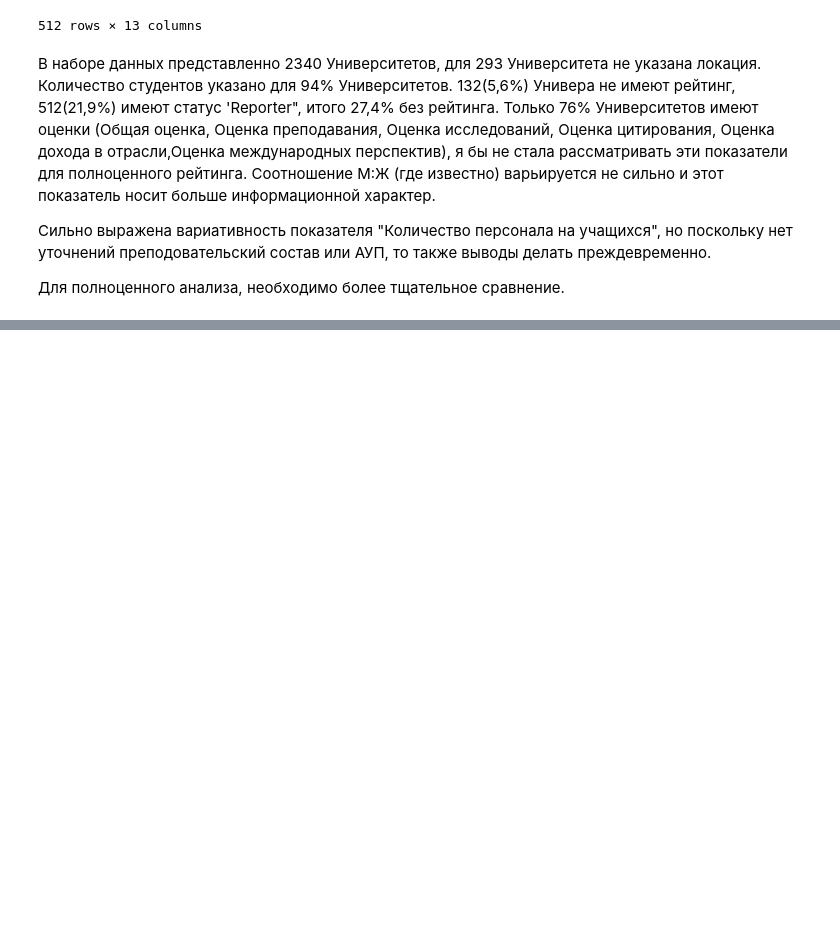
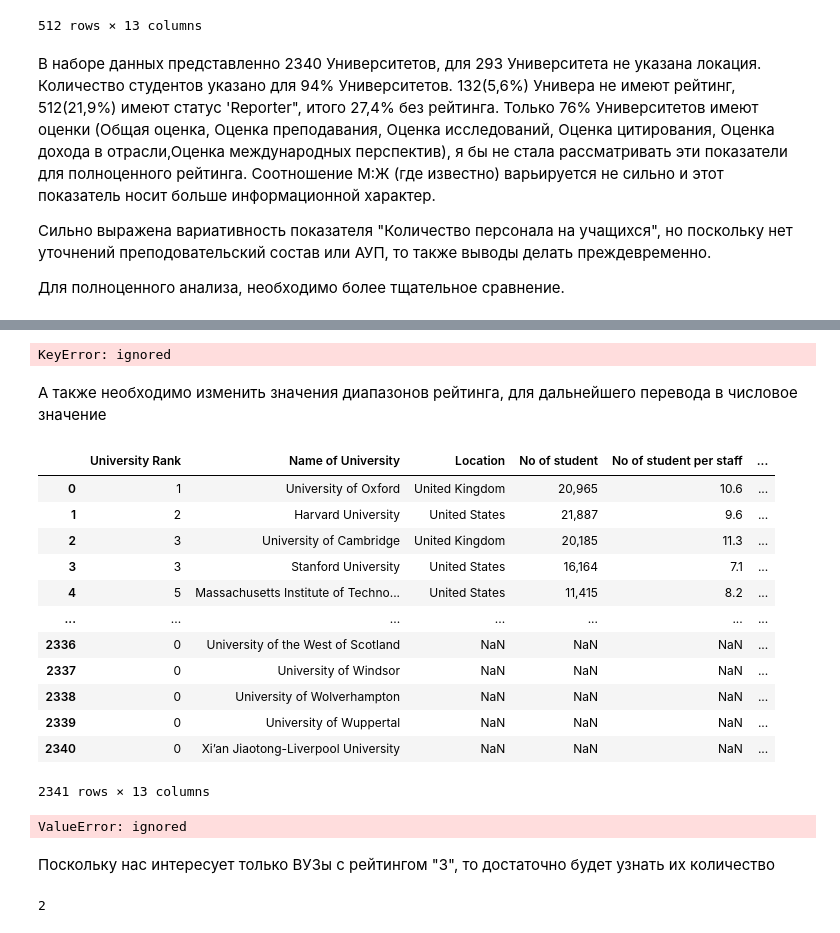
Before and after one commit to Karolya/AD_-, a Jupyter notebook: HW_P.ipynb, the cells around one changed output, grey strips where cells are left out. Drawn from its saved outputs; the diff is of its cells as text; code cells hidden in the pictures; blank space fills up the shorter version.

```diff
--- a/HW_P.ipynb
+++ b/HW_P.ipynb
@@ -166,0 +305,36 @@ df1.loc[df1["University Rank"]=="Reporter"]
+# %%
+df.loc[df['University Rank'] == '-', 'University Rank'] = '0'
+# %%
+df.loc[df['University Rank']].unique()
+# %% [output]
+KeyError: ignored
+# %% [markdown]
+А также необходимо изменить значения диапазонов рейтинга, для дальнейшего перевода в числовое значение
+# %%
+df
+# %% [output]
+|  | University Rank | Name of University | Location | No of student | No of student per staff | ... |
+| 0 | 1 | University of Oxford | United Kingdom | 20,965 | 10.6 | ... |
+| 1 | 2 | Harvard University | United States | 21,887 | 9.6 | ... |
+| 2 | 3 | University of Cambridge | United Kingdom | 20,185 | 11.3 | ... |
+| 3 | 3 | Stanford University | United States | 16,164 | 7.1 | ... |
+| 4 | 5 | Massachusetts Institute of Techno... | United States | 11,415 | 8.2 | ... |
+| ... | ... | ... | ... | ... | ... | ... |
+| 2336 | 0 | University of the West of Scotland | NaN | NaN | NaN | ... |
+| 2337 | 0 | University of Windsor | NaN | NaN | NaN | ... |
+| 2338 | 0 | University of Wolverhampton | NaN | NaN | NaN | ... |
+| 2339 | 0 | University of Wuppertal | NaN | NaN | NaN | ... |
+| 2340 | 0 | Xi’an Jiaotong-Liverpool University | NaN | NaN | NaN | ... |
+2341 rows × 13 columns
+# %%
+df['University Rank'] = df['University Rank'].astype(int)
+# %% [output]
+ValueError: ignored
+# %% [markdown]
+Поскольку нас интересует только ВУЗы с рейтингом "3", то достаточно будет узнать их количество
+# %%
+df[(df['Location'].isin(['United Kingdom', 'Germany', 'United States']))
+    & (df['No of student per staff'] > 5)
+    & (df['University Rank'] == '3')].shape[0]
+# %% [output]
+2
```
Also changed, not shown: parts of 18 cells of this notebook.
